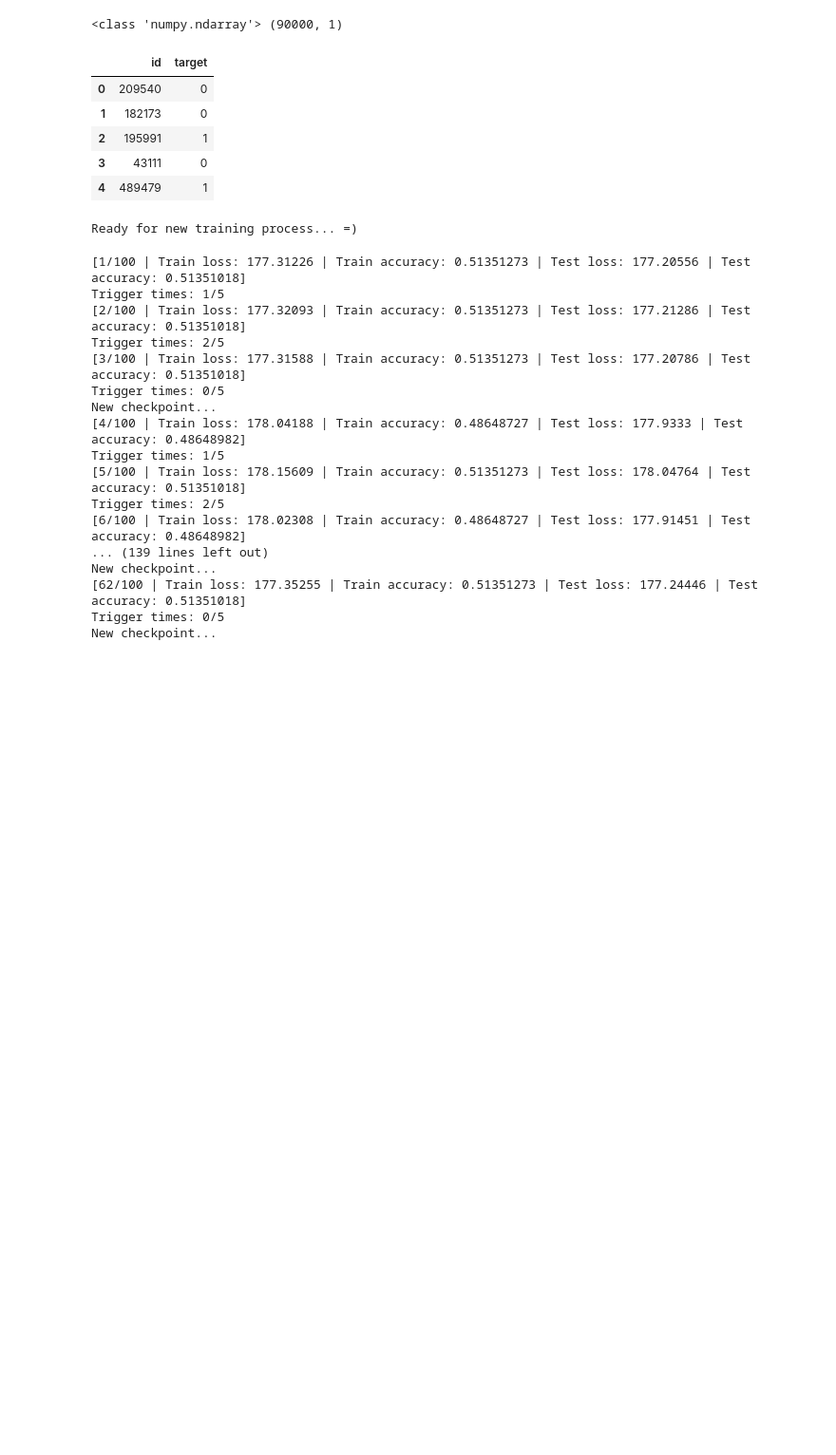
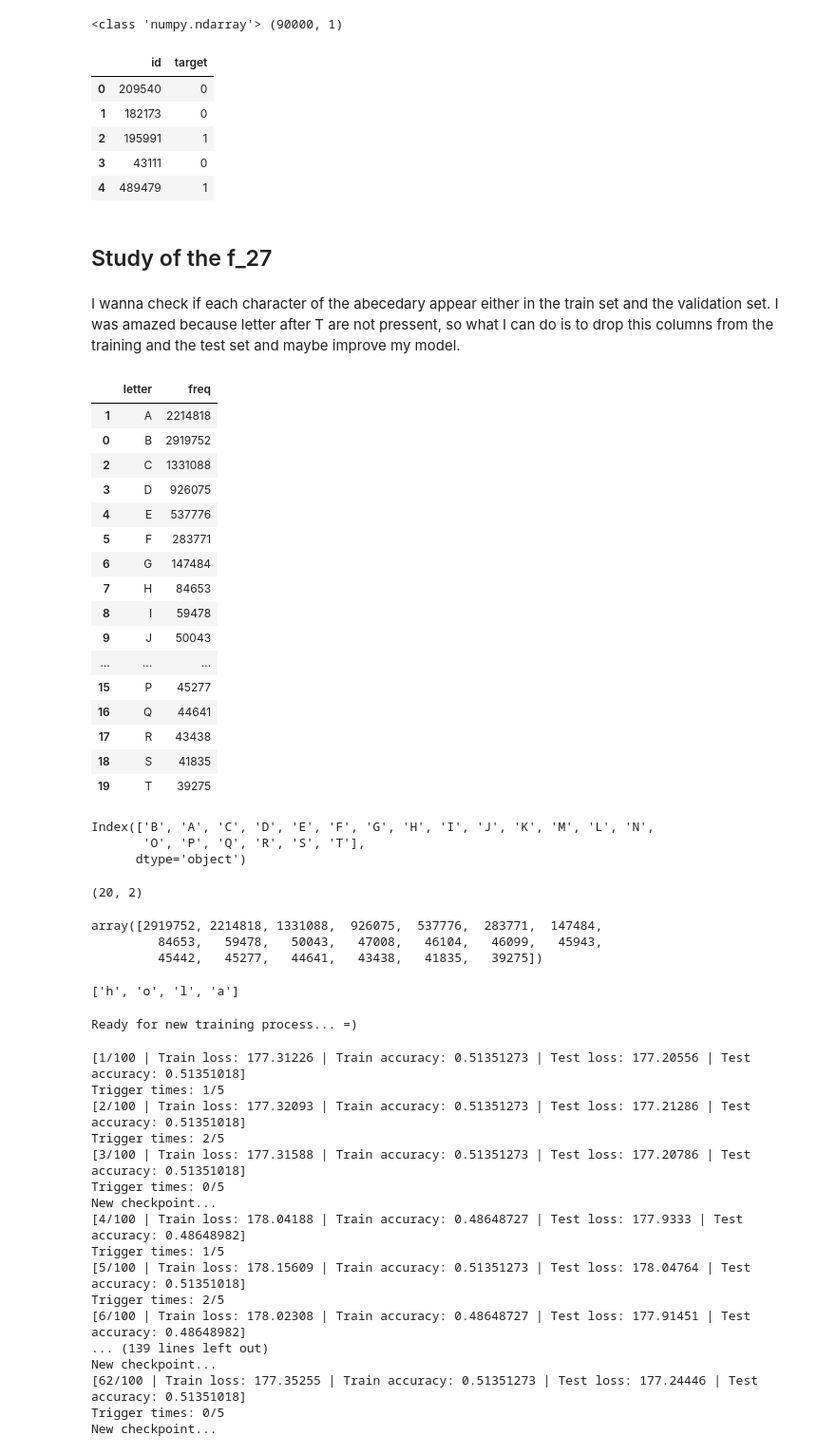
Before and after one commit to wilberquito/DeepLearningCompetition2023, a Jupyter notebook: Code/ML_STUDENT_COMPETITION.ipynb, the cells around one changed output. Shown at 95% size. Cells and saved outputs as stored; diff of their text form; code cells hidden in the pictures; blank space fills up the shorter version.

```diff
--- a/Code/ML_STUDENT_COMPETITION.ipynb
+++ b/Code/ML_STUDENT_COMPETITION.ipynb
@@ -664,6 +633,61 @@ submision_df.head()
 | 2 | 195991 | 1 |
 | 3 | 43111 | 0 |
 | 4 | 489479 | 1 |
+# %% [markdown]
+## Study of the f_27
+# %% [markdown]
+I wanna check if each character of the abecedary appear either in the train set and the validation set. I was amazed because letter after T are not pressent, so what I can do is to drop this columns from the training and the test set and maybe improve my model.
+# %%
+train_path = Path('/content/drive/MyDrive/train.csv') if IN_COLAB else Path('../Data/train.csv')
+train_df = pd.read_csv(train_path)
+validate_path = Path('/content/drive/MyDrive/validate.csv') if IN_COLAB else Path('../Data/validate.csv')
+validate_df = pd.read_csv(validate_path)
+
+codes = pd.concat([train_df['f_27'], validate_df['f_27']], axis=0)
+codes = codes.map(lambda code : [c for c in code])
+codes = codes.explode()
+codes = codes.value_counts()
+data = np.array([list(codes.index), codes.values]).T
+frequencies = pd.DataFrame(data=data, columns = ['letter', 'freq'])
+frequencies.sort_values('letter')
+# %% [output]
+|  | letter | freq |
+| 1 | A | 2214818 |
+| 0 | B | 2919752 |
+| 2 | C | 1331088 |
+| 3 | D | 926075 |
+| 4 | E | 537776 |
+| 5 | F | 283771 |
+| 6 | G | 147484 |
+| 7 | H | 84653 |
+| 8 | I | 59478 |
+| 9 | J | 50043 |
+| ... | ... | ... |
+| 15 | P | 45277 |
+| 16 | Q | 44641 |
+| 17 | R | 43438 |
+| 18 | S | 41835 |
+| 19 | T | 39275 |
+# %%
+codes.index
+# %% [output]
+Index(['B', 'A', 'C', 'D', 'E', 'F', 'G', 'H', 'I', 'J', 'K', 'M', 'L', 'N',
+       'O', 'P', 'Q', 'R', 'S', 'T'],
+      dtype='object')
+# %%
+np.array([list(codes.index), codes.values]).T.shape
+# %% [output]
+(20, 2)
+# %%
+codes.values
+# %% [output]
+array([2919752, 2214818, 1331088,  926075,  537776,  283771,  147484,
+         84653,   59478,   50043,   47008,   46104,   46099,   45943,
+         45442,   45277,   44641,   43438,   41835,   39275])
+# %%
+[x for x in 'hola']
+# %% [output]
+['h', 'o', 'l', 'a']
 # %%
 dataset = CustomDataset(data=X_tensor, labels=y_tensor)
 
```
Also changed, not shown: parts of 11 cells of this notebook.
